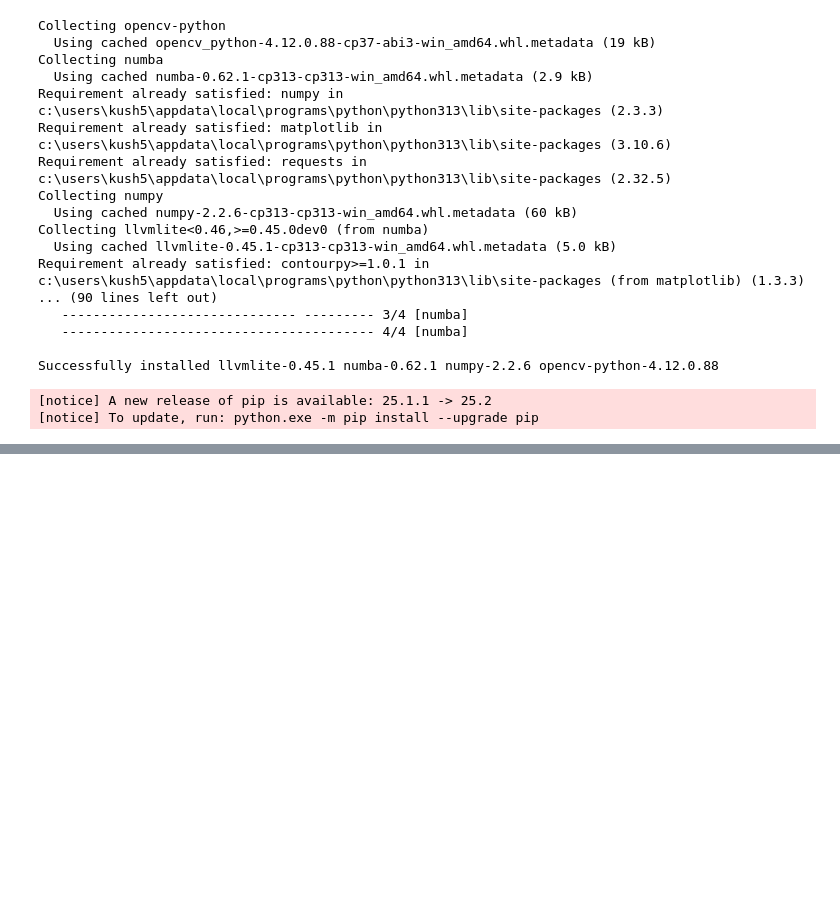
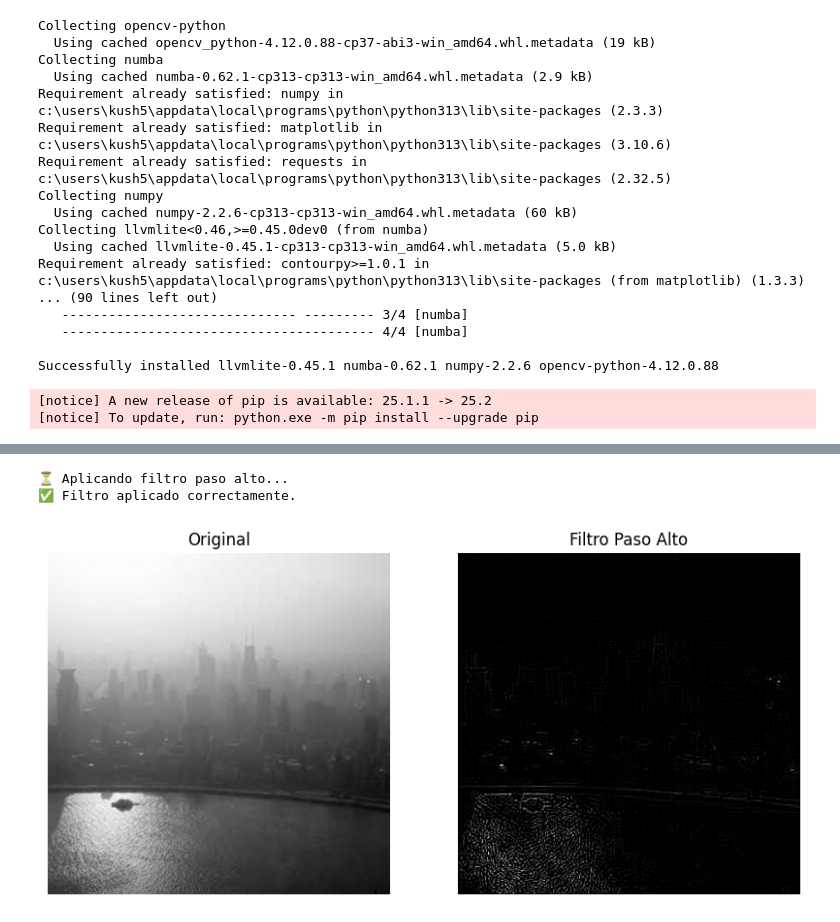
Before and after one commit to dav1uk/FiltradoEspacio, a Jupyter notebook: Codigo.ipynb, the cells around one changed output, grey strips where cells are left out. Drawn from its saved outputs; the diff is of its cells as text; code cells hidden in the pictures; blank space fills up the shorter version.

```diff
--- a/Codigo.ipynb
+++ b/Codigo.ipynb
@@ -142,0 +171,22 @@ plt.show()
+# %%
+# === APLICAR FILTRO ===
+print("⏳ Aplicando filtro paso alto...")
+borde = filtro_paso_alto(img)
+print("✅ Filtro aplicado correctamente.")
+
+# === MOSTRAR RESULTADOS ===
+plt.figure(figsize=(10,5))
+plt.subplot(1,2,1)
+plt.imshow(img, cmap='gray')
+plt.title('Original')
+plt.axis('off')
+
+plt.subplot(1,2,2)
+plt.imshow(borde, cmap='gray')
+plt.title('Filtro Paso Alto')
+plt.axis('off')
+plt.show()
+# %% [output]
+⏳ Aplicando filtro paso alto...
+✅ Filtro aplicado correctamente.
+[figure, added]
```
Also changed, not shown: parts of 10 cells of this notebook, 7 other files.
